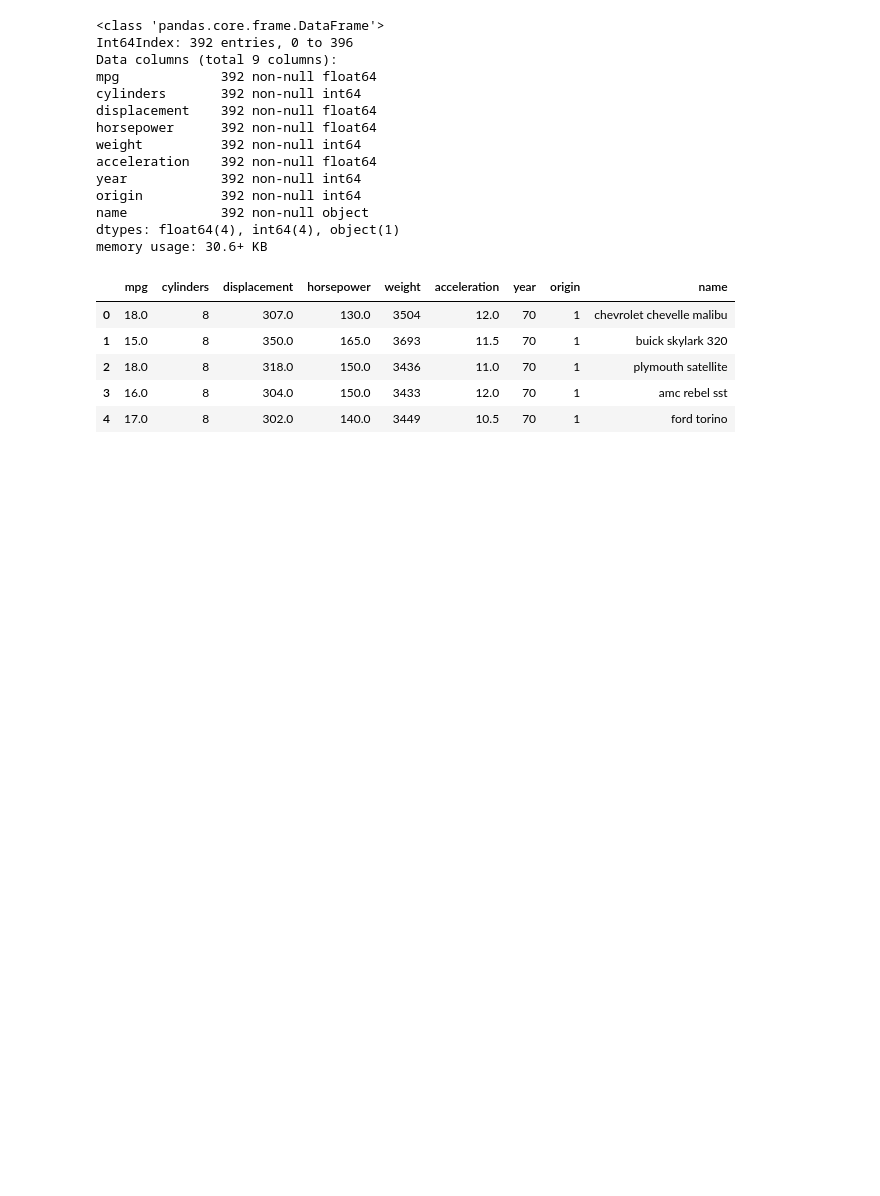
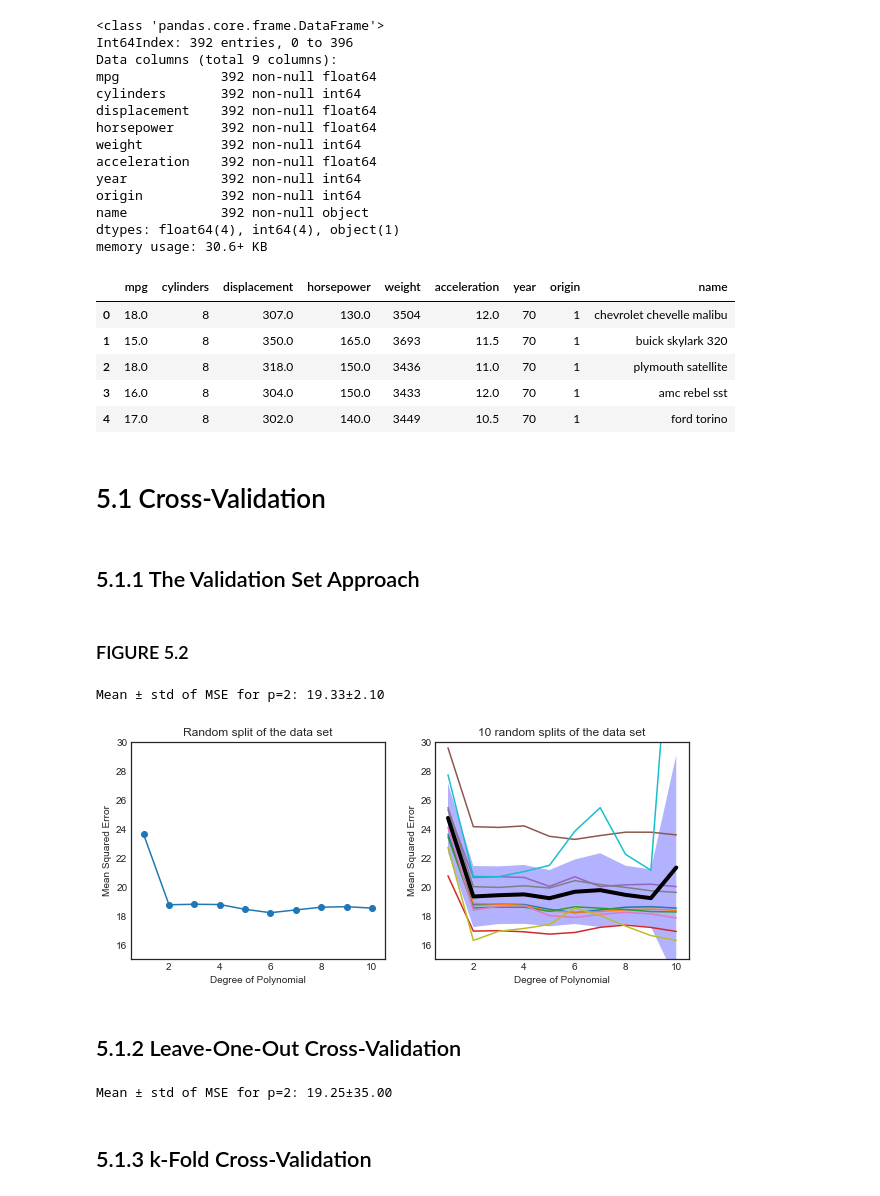
Before and after one commit to pedvide/ISLR_Python, a Jupyter notebook: Chapter5_Resampling_Methods.ipynb, the cells around one changed output. Drawn from its saved outputs; the diff is of its cells as text; code cells hidden in the pictures; blank space fills up the shorter version.

Commit message:
cross validation
leave one out
f-fold

```diff
--- a/Chapter5_Resampling_Methods.ipynb
+++ b/Chapter5_Resampling_Methods.ipynb
@@ -40,3 +40,79 @@ df_auto.head()
 | 2 | 18.0 | 8 | 318.0 | 150.0 | 3436 | 11.0 | 70 | 1 | plymouth satellite |
 | 3 | 16.0 | 8 | 304.0 | 150.0 | 3433 | 12.0 | 70 | 1 | amc rebel sst |
 | 4 | 17.0 | 8 | 302.0 | 140.0 | 3449 | 10.5 | 70 | 1 | ford torino |
+# %% [markdown]
+# 5.1 Cross-Validation
+# %% [markdown]
+## 5.1.1 The Validation Set Approach
+# %% [markdown]
+### FIGURE 5.2
+# %%
+test_prop = 0.5
+p_order = np.arange(1,11)
+r_state = np.arange(0,10)
+
+# r_state: 10 splits of the data
+# p_order: polynomials of order up to 10
+X, Y = np.meshgrid(p_order, r_state, indexing='ij')
+Z = np.zeros((p_order.size,r_state.size))
+
+regr = skl_lm.LinearRegression()
+
+# Generate 10 random splits of the dataset
+for (i, j), v in np.ndenumerate(Z):
+    poly = PolynomialFeatures(int(X[i,j]))
+    X_poly = poly.fit_transform(df_auto.horsepower.values.reshape(-1,1))
+
+    X_train, X_test, y_train, y_test = train_test_split(X_poly, df_auto.mpg.ravel(),
+                                                        test_size=test_prop, random_state=Y[i,j])
+
+    regr.fit(X_train, y_train)
+    pred = regr.predict(X_test)
+    Z[i, j] = mean_squared_error(y_test, pred)
+
+# plots
+fig, (ax1, ax2) = plt.subplots(1, 2, figsize=(10,4))
+
+# Left plot (first split)
+ax1.plot(X.T[0], Z.T[0], '-o')
+ax1.set_title('Random split of the data set')
+
+# Right plot (all splits)
+ax2.plot(X, Z)
+ax2.set_title('10 random splits of the data set')
+
+for ax in fig.axes:
+    ax.set_ylabel('Mean Squared Error')
+    ax.set_ylim(15,30)
+    ax.set_xlabel('Degree of Polynomial')
+    ax.set_xlim(0.5, 10.5)
+    ax.set_xticks(range(2, 11, 2));
+
+# mean and std
+meanMSE = np.mean(Z, axis=1)
+stdMSE = np.std(Z, axis=1)
+ax2.plot(X.T[0], meanMSE, 'k', linewidth=4)
+ax2.fill_between(X.T[0], meanMSE+stdMSE, meanMSE-stdMSE, facecolor='blue', alpha=0.3);
+print(f'Mean \u00B1 std of MSE for p=2: {meanMSE[1]:.2f}\u00B1{stdMSE[1]:.2f}')
+# %% [output]
+Mean ± std of MSE for p=2: 19.33±2.10
+[figure, added]
+# %% [markdown]
+## 5.1.2 Leave-One-Out Cross-Validation
+# %%
+regr = skl_lm.LinearRegression()
+loocv_scores = list()
+loo = LeaveOneOut()
+
+for p in p_order:
+    poly = PolynomialFeatures(p)
+    X_poly = poly.fit_transform(df_auto.horsepower.values.reshape(-1,1))
+    score = cross_val_score(regr, X_poly, df_auto.mpg, cv=loo, scoring='neg_mean_squared_error')
+    loocv_scores.append((-score.mean(), score.std()))
+loocv_scores = np.array(loocv_scores)
+print(f'Mean \u00B1 std of MSE for p=2: {loocv_scores[1,0]:.2f}\u00B1{loocv_scores[1,1]:.2f}')
+# huge std!
+# %% [output]
+Mean ± std of MSE for p=2: 19.25±35.00
+# %% [markdown]
+## 5.1.3 k-Fold Cross-Validation
```
Also changed, not shown: parts of 4 cells of this notebook.
